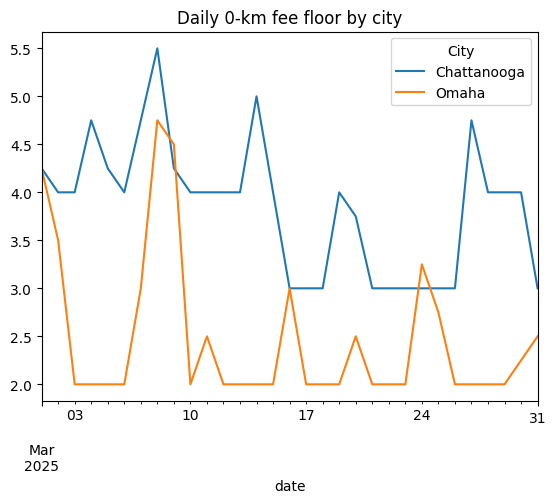
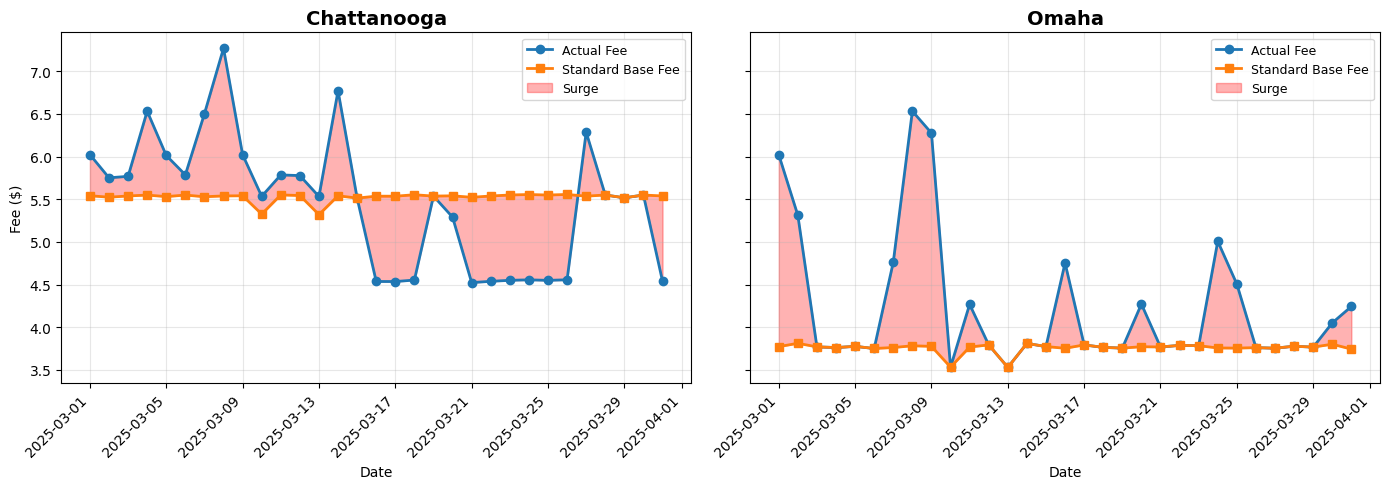
Code edit (unified diff) that turned the first committed figure into the second:
--- before
+++ after
@@ -1,2 +1,22 @@
-# 1) Movement of standard base fee
+# 1) Movement of standard base fee vs. delivery fee (the actual fee)
 
+daily_actual = df.groupby(["date", "City"])["DeliveryFee($)"].mean().unstack("City")
+
+daily_std    = df.groupby(["date", "City"])["standard_base_fee"].mean().unstack("City")
+
+fig, axes = plt.subplots(1, 2, figsize=(14, 5), sharey=True)
+
+for ax, city in zip(axes, daily_std.columns):
+    ax.plot(daily_actual.index, daily_actual[city], marker="o", linewidth=2, label="Actual Fee")
+    ax.plot(daily_std.index, daily_std[city], marker="s", linewidth=2, label="Standard Base Fee")
+    ax.fill_between(daily_std.index, daily_std[city], daily_actual[city], 
+                    alpha=0.3, color="red", label="Surge")
+    ax.set_title(f"{city}", fontsize=14, fontweight="bold")
+    ax.set_xlabel("Date")
+    ax.legend(fontsize=9)
+    ax.grid(True, alpha=0.3)
+
+axes.flat[0].set_ylabel("Fee ($)")
+fig.autofmt_xdate(rotation=45)
+fig.tight_layout()
+plt.show()

Commit: fix: correct City column output format in main.ipynb